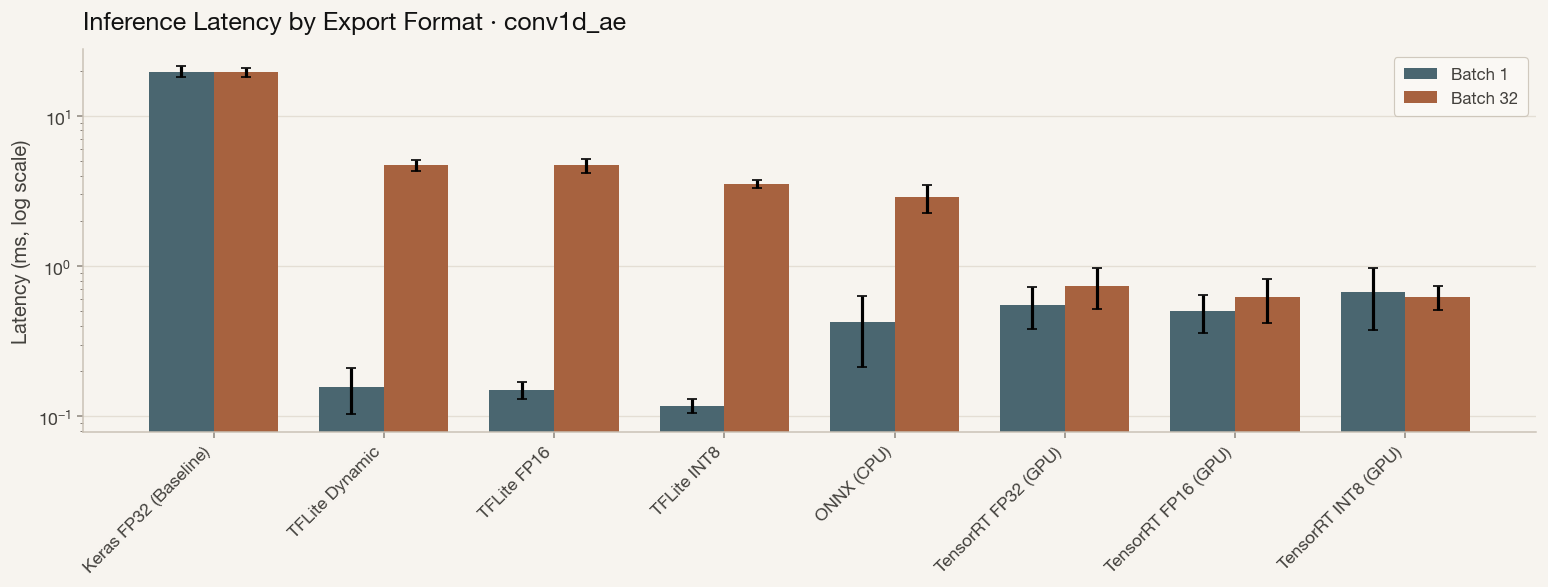
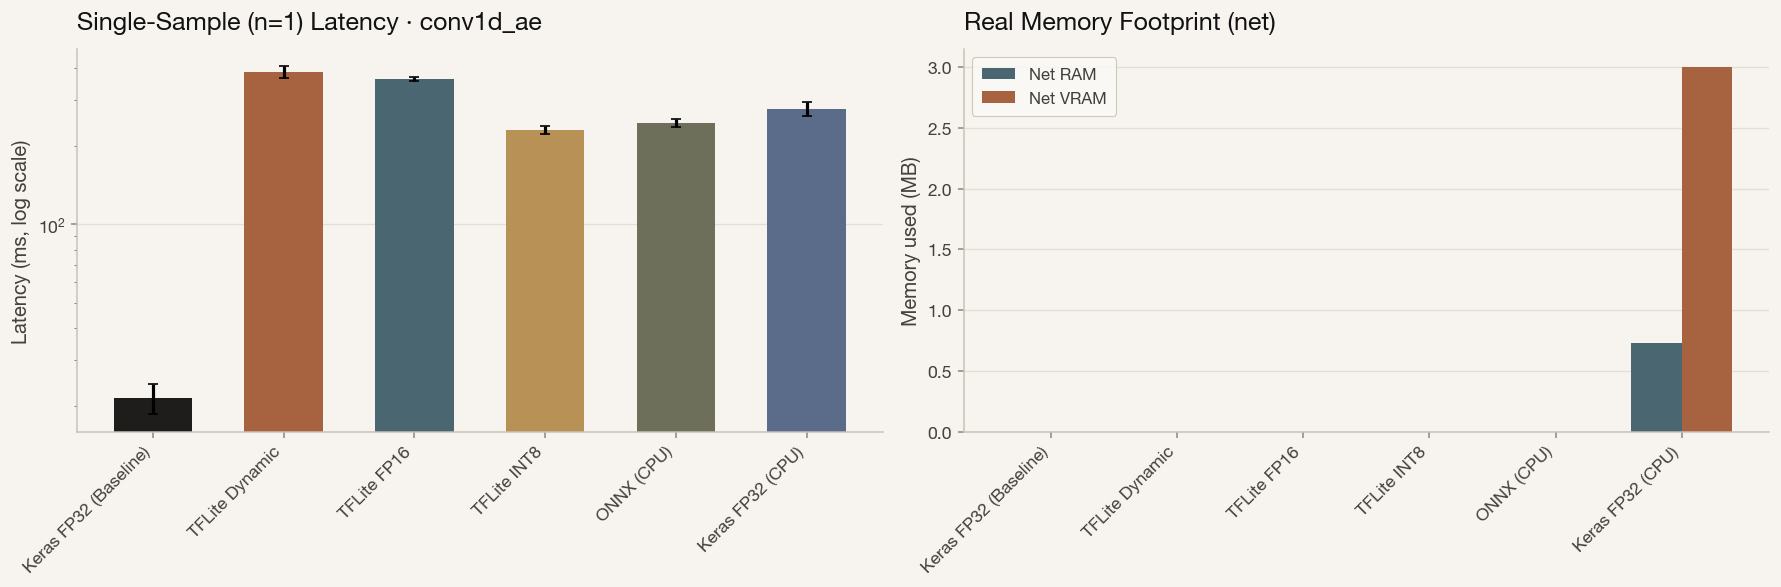
The change to this notebook cell's code, shown as a diff; its figure went from the first image to the second:
--- before
+++ after
@@ -1,20 +1,35 @@
-if deployment_report:
-    rows = list(deployment_report.values())
-    names = [r["name"] for r in rows]
-    bs1 = np.array([r["latency_bs1_mean"] for r in rows])
-    bs1_std = np.array([r["latency_bs1_std"] for r in rows])
+if performance_report:
+    df = pd.DataFrame(performance_report).drop_duplicates(subset=["model_name"])
+    names = df["model_name"].tolist()
+    x = np.arange(len(names))
+    colors = [color_for(n) for n in names]
 
-    x = np.arange(len(names))
-    fig, ax = plt.subplots(figsize=(13, 5))
-    ax.bar(x, bs1, 0.6, yerr=bs1_std, capsize=3, color=[color_for(n) for n in names])
-    ax.set_yscale("log")
-    ax.set_ylabel("Latency (ms, log scale)")
-    ax.set_title(f"Single-Sample (n=1) Inference Latency by Export Format \u00b7 {MODEL}")
-    ax.set_xticks(x)
-    ax.set_xticklabels(names, rotation=45, ha="right")
-    style_axis(ax)
+    fig, (ax1, ax2) = plt.subplots(1, 2, figsize=(15, 5))
+
+    # Latency (single-sample, n=1)
+    ax1.bar(x, df["latency_mean_ms"], 0.6, yerr=df["latency_std_ms"], capsize=3, color=colors)
+    ax1.set_yscale("log")
+    ax1.set_ylabel("Latency (ms, log scale)")
+    ax1.set_title(f"Single-Sample (n=1) Latency \u00b7 {MODEL}")
+    ax1.set_xticks(x)
+    ax1.set_xticklabels(names, rotation=45, ha="right")
+    style_axis(ax1)
+
+    # Memory footprint: net RAM and net VRAM (before/after execution)
+    w = 0.4
+    ax2.bar(x - w / 2, df["net_ram_mb"], w, label="Net RAM", color=CATEGORICAL[2])
+    ax2.bar(x + w / 2, df["net_vram_mb"], w, label="Net VRAM", color=ACCENT)
+    ax2.set_ylabel("Memory used (MB)")
+    ax2.set_title("Real Memory Footprint (net)")
+    ax2.set_xticks(x)
+    ax2.set_xticklabels(names, rotation=45, ha="right")
+    ax2.legend()
+    style_axis(ax2)
+
+    plt.setp(ax1.get_xticklabels(), ha="right")
+    plt.setp(ax2.get_xticklabels(), ha="right")
     fig.tight_layout()
-    fig.savefig(OUTPUT_DIR / f"deploy_latency_{MODEL}.png", bbox_inches="tight")
+    fig.savefig(OUTPUT_DIR / f"deploy_timing_memory_{MODEL}.png", bbox_inches="tight")
     plt.show()
 else:
-    print("No deployment_benchmark_report.json available.")
+    print("No performance (timing & memory) data available.")

Commit: Update evalution